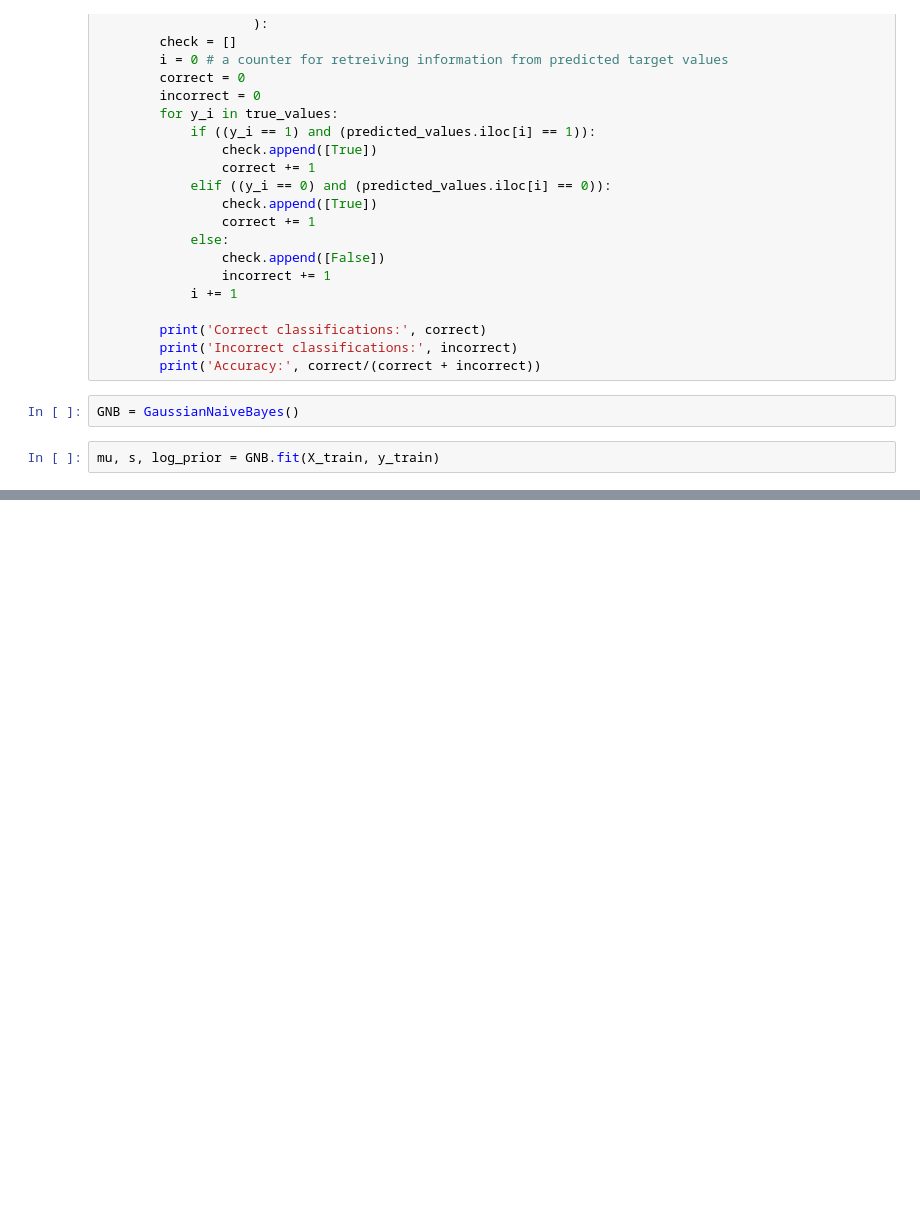
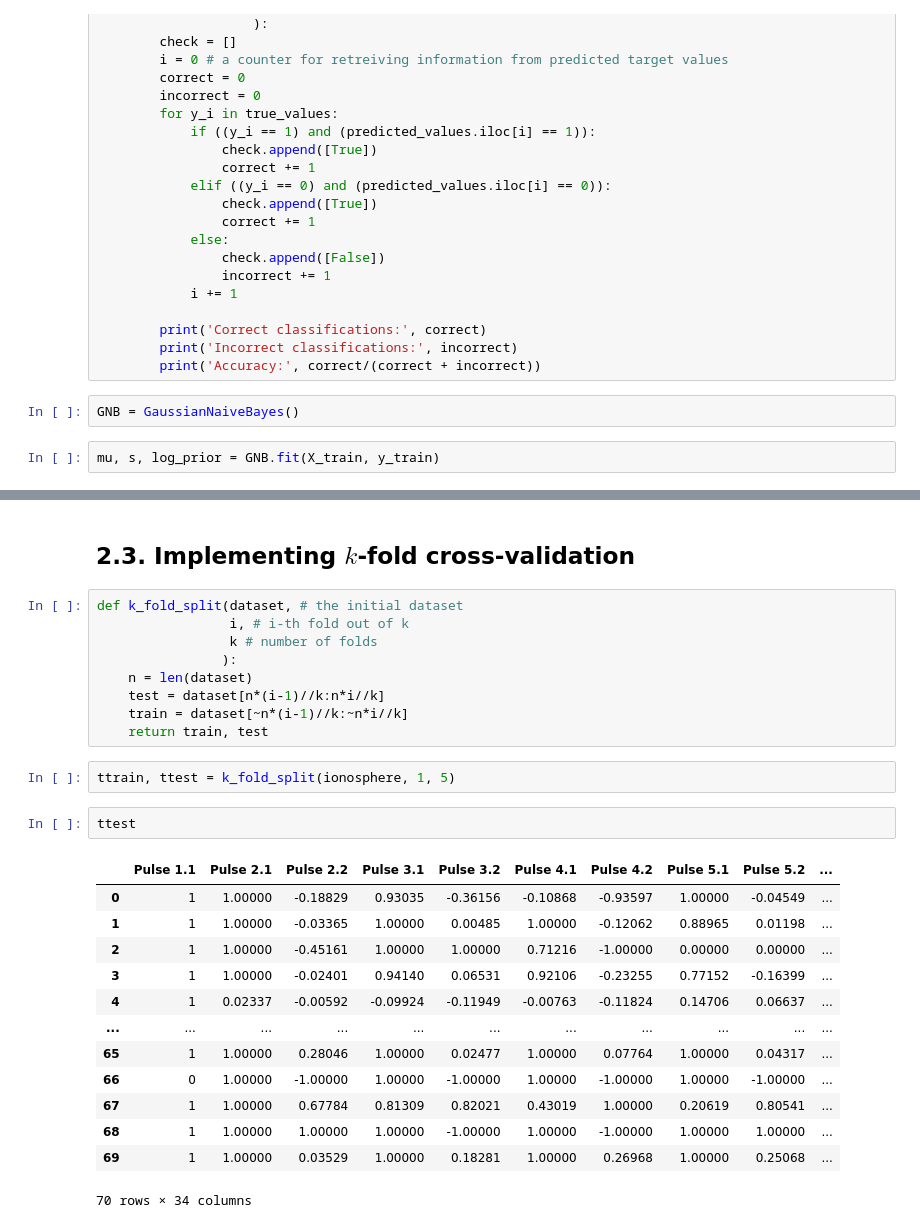
Before and after one commit to jalovisko/Machine-Learning-101, a Jupyter notebook: COMP 551 - Project 1.ipynb, the cells around one changed output, grey strips where cells are left out. Cells and saved outputs as stored; diff of their text form; blank space fills up the shorter version.

Commit message:
Added a function for k-fold split and k-fold cross-validation is ready to be implemented.

```diff
--- a/COMP 551 - Project 1.ipynb
+++ b/COMP 551 - Project 1.ipynb
@@ -479,0 +482,29 @@ Accuracy: 0.8
+# %% [markdown]
+## 2.3. Implementing $k$-fold cross-validation
+# %%
+def k_fold_split(dataset, # the initial dataset
+                 i, # i-th fold out of k
+                 k # number of folds
+                ):
+    n = len(dataset)
+    test = dataset[n*(i-1)//k:n*i//k]
+    train = dataset[~n*(i-1)//k:~n*i//k]
+    return train, test
+# %%
+ttrain, ttest = k_fold_split(ionosphere, 1, 5)
+# %%
+ttest
+# %% [output]
+|  | Pulse 1.1 | Pulse 2.1 | Pulse 2.2 | Pulse 3.1 | Pulse 3.2 | Pulse 4.1 | Pulse 4.2 | Pulse 5.1 | Pulse 5.2 | ... |
+| 0 | 1 | 1.00000 | -0.18829 | 0.93035 | -0.36156 | -0.10868 | -0.93597 | 1.00000 | -0.04549 | ... |
+| 1 | 1 | 1.00000 | -0.03365 | 1.00000 | 0.00485 | 1.00000 | -0.12062 | 0.88965 | 0.01198 | ... |
+| 2 | 1 | 1.00000 | -0.45161 | 1.00000 | 1.00000 | 0.71216 | -1.00000 | 0.00000 | 0.00000 | ... |
+| 3 | 1 | 1.00000 | -0.02401 | 0.94140 | 0.06531 | 0.92106 | -0.23255 | 0.77152 | -0.16399 | ... |
+| 4 | 1 | 0.02337 | -0.00592 | -0.09924 | -0.11949 | -0.00763 | -0.11824 | 0.14706 | 0.06637 | ... |
+| ... | ... | ... | ... | ... | ... | ... | ... | ... | ... | ... |
+| 65 | 1 | 1.00000 | 0.28046 | 1.00000 | 0.02477 | 1.00000 | 0.07764 | 1.00000 | 0.04317 | ... |
+| 66 | 0 | 1.00000 | -1.00000 | 1.00000 | -1.00000 | 1.00000 | -1.00000 | 1.00000 | -1.00000 | ... |
+| 67 | 1 | 1.00000 | 0.67784 | 0.81309 | 0.82021 | 0.43019 | 1.00000 | 0.20619 | 0.80541 | ... |
+| 68 | 1 | 1.00000 | 1.00000 | 1.00000 | -1.00000 | 1.00000 | -1.00000 | 1.00000 | 1.00000 | ... |
+| 69 | 1 | 1.00000 | 0.03529 | 1.00000 | 0.18281 | 1.00000 | 0.26968 | 1.00000 | 0.25068 | ... |
+70 rows × 34 columns
```
Also changed, not shown: parts of 10 cells of this notebook.
